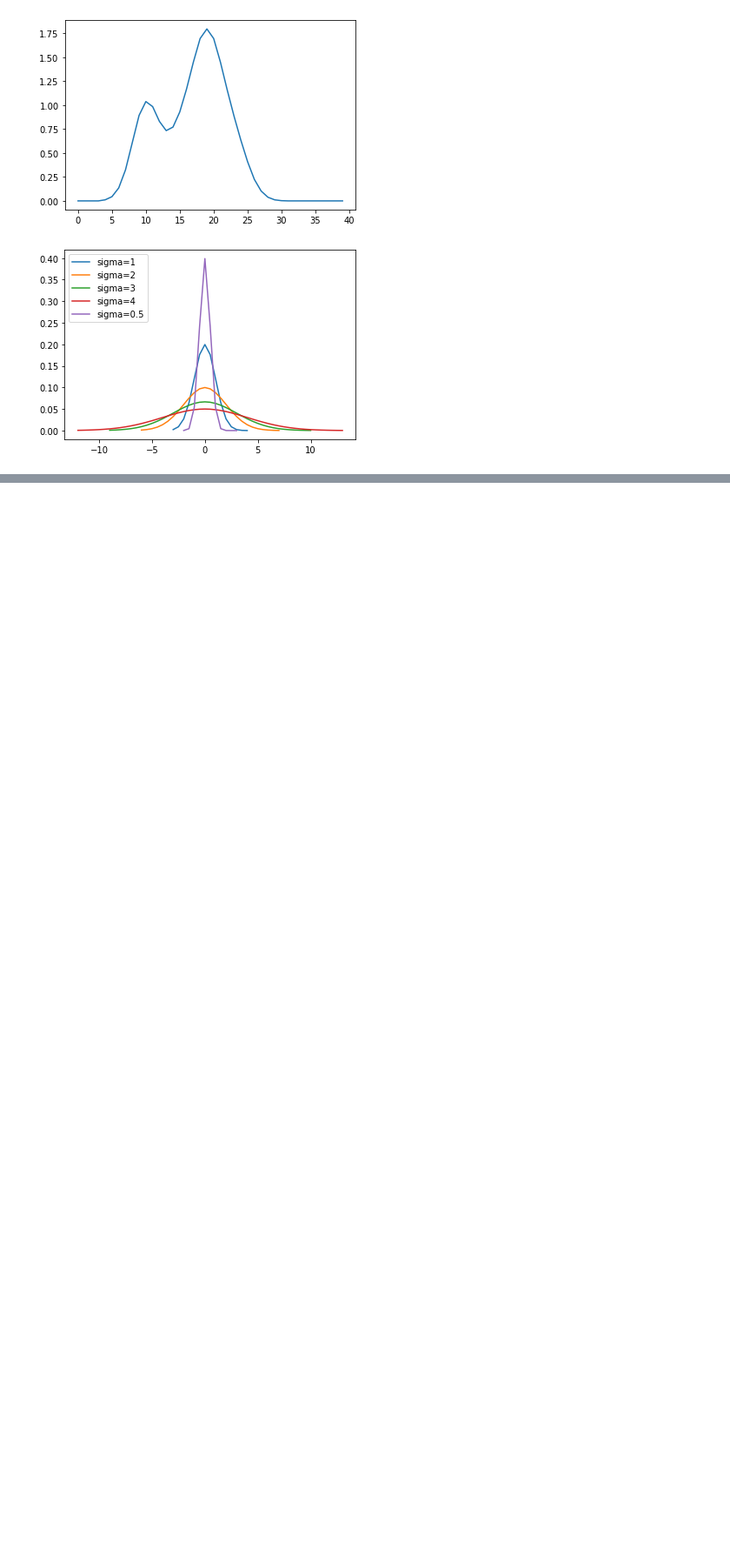
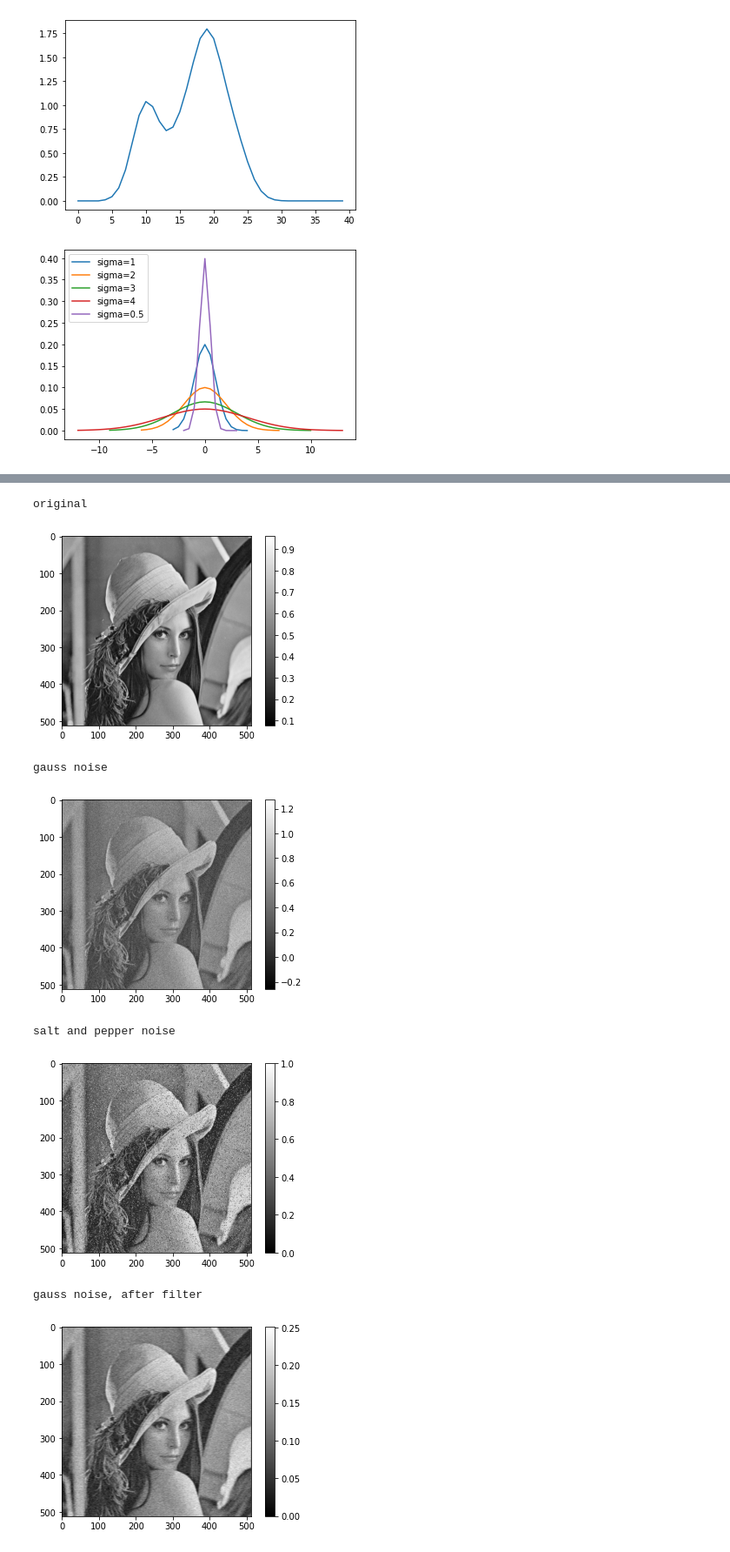
Before and after one commit to BlazBone/uz-vaje, a Jupyter notebook: assignment2/assignemnt.ipynb, the cells around one changed output, grey strips where cells are left out. Shown at 87% size. Drawn from its saved outputs; the diff is of its cells as text; code cells hidden in the pictures; blank space fills up the shorter version.

```diff
--- a/assignment2/assignemnt.ipynb
+++ b/assignment2/assignemnt.ipynb
@@ -413,0 +455,36 @@ twoE()
+# %%
+image = imread_gray("./images/lena.png")
+
+print("original")
+imshow(image)
+
+image1 = gauss_noise(image, 0.1)
+print("gauss noise")
+imshow(image1)
+image2 = sp_noise(image, 0.1)
+print("salt and pepper noise")
+imshow(image2)
+
+gaus = gauss_kernel(1)[:-1:2]
+image1 = simple_convolution(image1.reshape(-1), gaus)
+image1 = image1.T
+image1 = simple_convolution(image1.reshape(-1), gaus)
+
+image2 = simple_convolution(image2.reshape(-1), gaus)
+image2 = image2.T
+image2 = simple_convolution(image2.reshape(-1), gaus)
+
+print("gauss noise, after filter")
+imshow(image1.reshape(512,-1))
+
+print("salt and pepper noise, after filter")
+imshow(image2.reshape(512,-1))
+# %% [output]
+original
+[figure, added]
+gauss noise
+[figure, added]
+salt and pepper noise
+[figure, added]
+gauss noise, after filter
+[figure, added]
```
Also changed, not shown: parts of 22 cells of this notebook.
